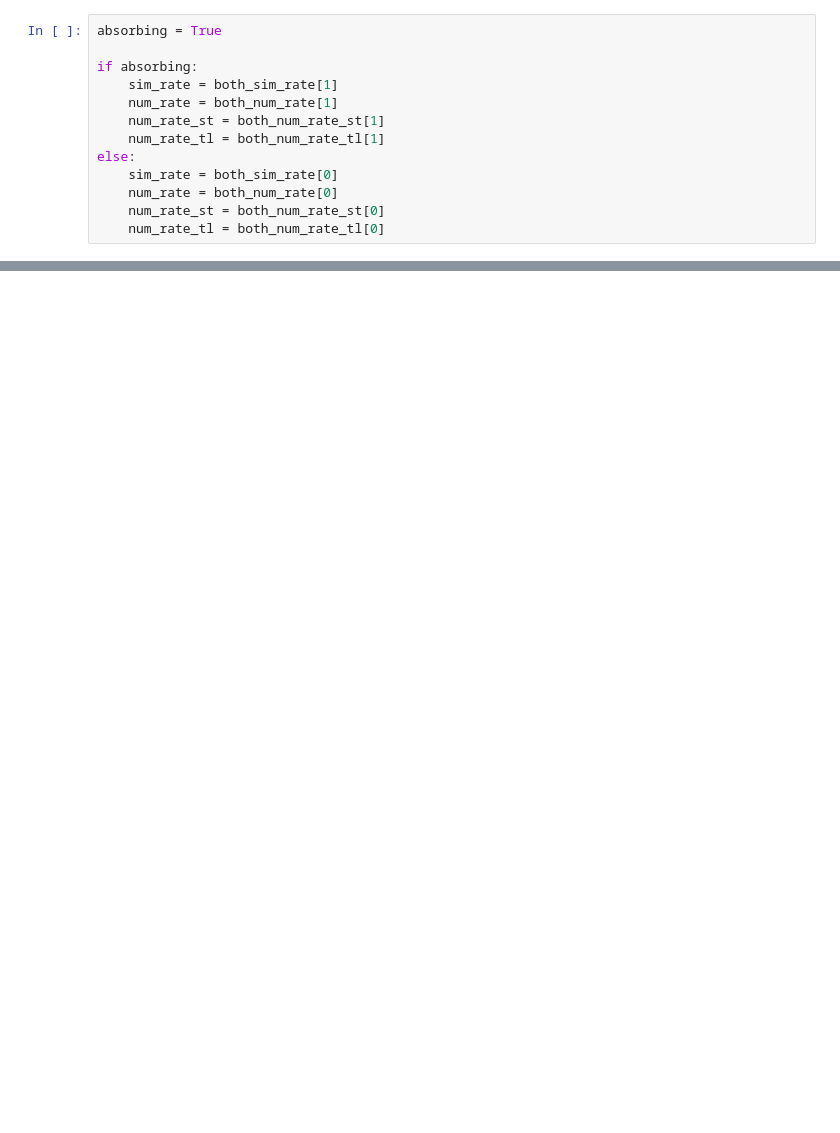
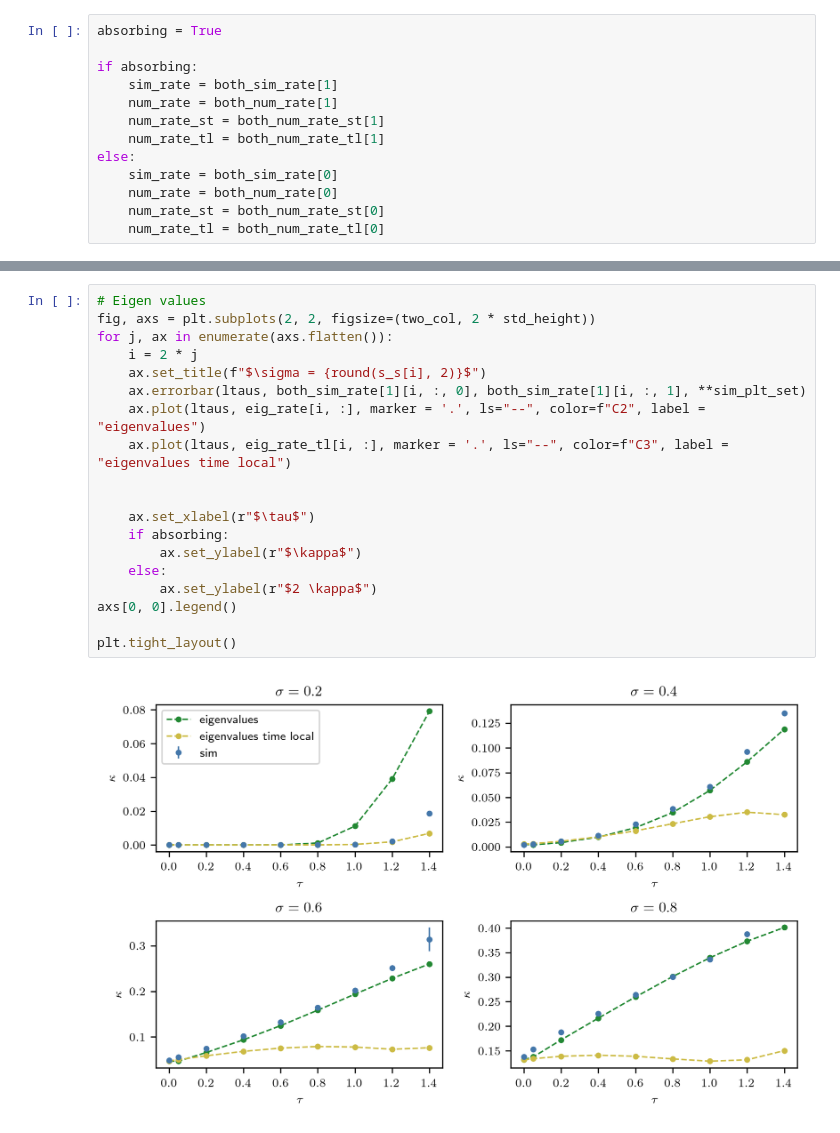
Before and after one commit to NilsToAn/overdampedDelayHarmonicOscillator, a Jupyter notebook: paper/cusp_rate.ipynb, the cells around one changed output, grey strips where cells are left out. Cells and saved outputs as stored; diff of their text form; blank space fills up the shorter version.

```diff
--- a/paper/cusp_rate.ipynb
+++ b/paper/cusp_rate.ipynb
@@ -539,0 +540,21 @@ plt.savefig(f"graphics/cusp_compare_rate_type.pdf")
+# %%
+# Eigen values
+fig, axs = plt.subplots(2, 2, figsize=(two_col, 2 * std_height))
+for j, ax in enumerate(axs.flatten()):
+    i = 2 * j
+    ax.set_title(f"$\sigma = {round(s_s[i], 2)}$")
+    ax.errorbar(ltaus, both_sim_rate[1][i, :, 0], both_sim_rate[1][i, :, 1], **sim_plt_set)
+    ax.plot(ltaus, eig_rate[i, :], marker = '.', ls="--", color=f"C2", label = "eigenvalues")
+    ax.plot(ltaus, eig_rate_tl[i, :], marker = '.', ls="--", color=f"C3", label = "eigenvalues time local")
+
+
+    ax.set_xlabel(r"$\tau$")
+    if absorbing:
+        ax.set_ylabel(r"$\kappa$")
+    else:
+        ax.set_ylabel(r"$2 \kappa$")
+axs[0, 0].legend()
+
+plt.tight_layout()
+# %% [output]
+[figure, added]
```
Also changed, not shown: parts of 11 cells of this notebook, 15 other files.
